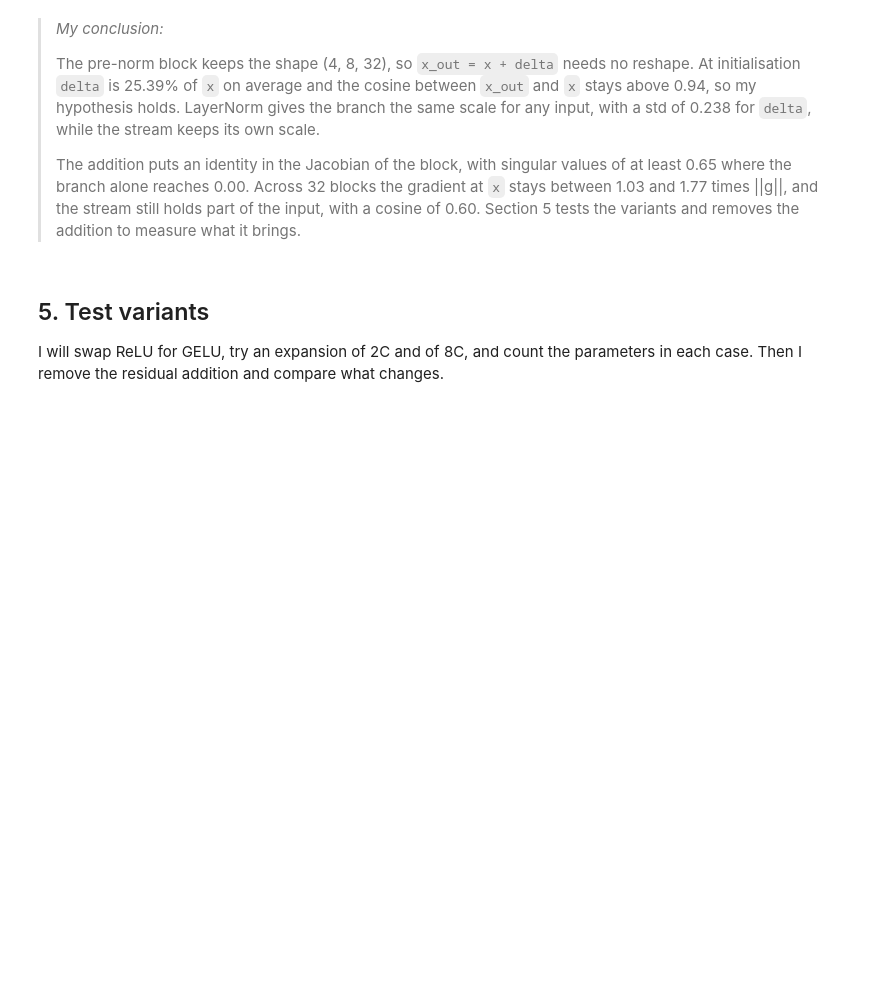
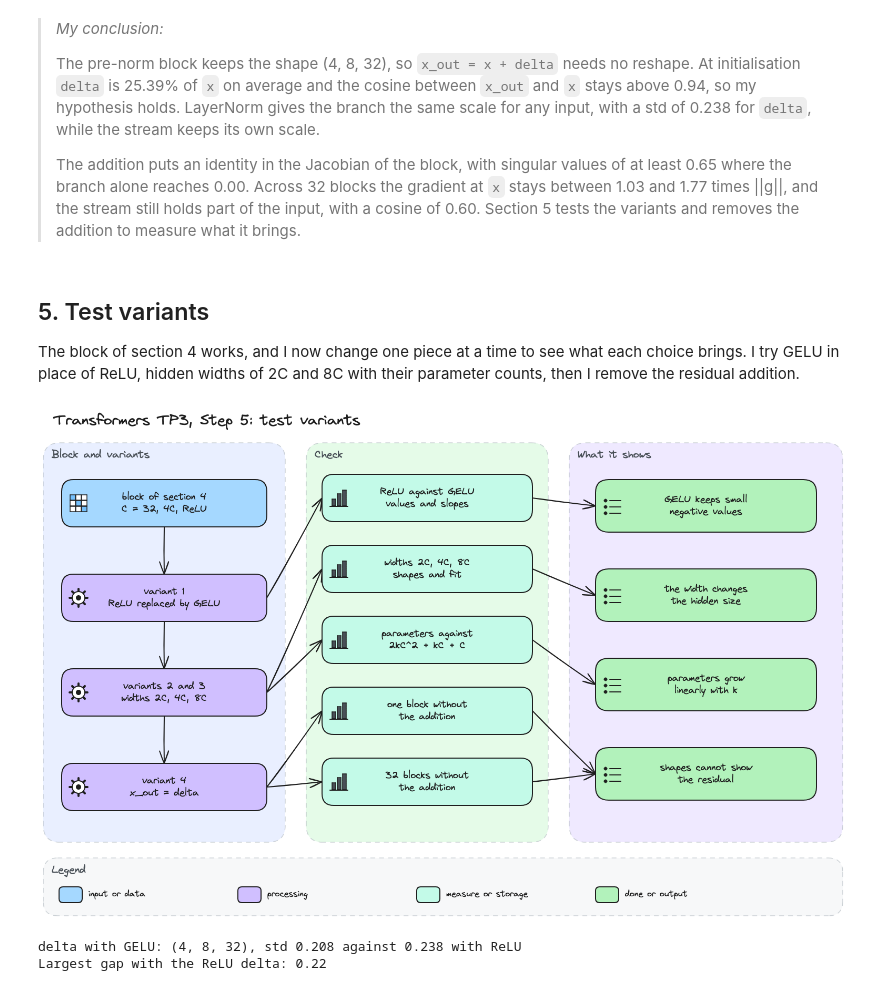
Before and after one commit to mcrayssac/ING3_IAA_GB_NLP, a Jupyter notebook: TP3_transformers.ipynb, the cells around one changed output. Saved outputs shown, nothing was run; the diff lists cells and outputs as text; code cells hidden in the pictures; blank space fills up the shorter version.

Commit message:
TP3 transformers step 5 and summary

```diff
--- a/TP3_transformers.ipynb
+++ b/TP3_transformers.ipynb
@@ -808,4 +808,22 @@ Section 5 removes the addition to see what is lost without this path.
 # %% [markdown]
 ## 5. Test variants
 
-I will swap ReLU for GELU, try an expansion of 2C and of 8C, and count the parameters in each case. Then I remove the residual addition and compare what changes.
+The block of section 4 works, and I now change one piece at a time to see what each choice brings. I try GELU in place of ReLU, hidden widths of 2C and 8C with their parameter counts, then I remove the residual addition.
+# %%
+# Step 5 diagram: the four variants of the block, and what each one shows.
+display(Image(filename='diagrams/transformers/tp3_step5.png', width=900))
+# %% [output]
+[figure, added]
+# %%
+# Variant 1: GELU in place of ReLU, with the same weights as the block of section 4.
+import copy
+
+gelu_ffwd = copy.deepcopy(ffwd)
+gelu_ffwd.net[1] = nn.GELU()
+delta_gelu = gelu_ffwd(layer_norm(x))
+print(f'delta with GELU: {tuple(delta_gelu.shape)}, std {delta_gelu.std():.3f} '
+      f'against {delta.std():.3f} with ReLU')
+print(f'Largest gap with the ReLU delta: {(delta_gelu - delta).abs().max():.2f}')
+# %% [output]
+delta with GELU: (4, 8, 32), std 0.208 against 0.238 with ReLU
+Largest gap with the ReLU delta: 0.22
```
Also changed, not shown: parts of 22 cells of this notebook, 6 other files.
